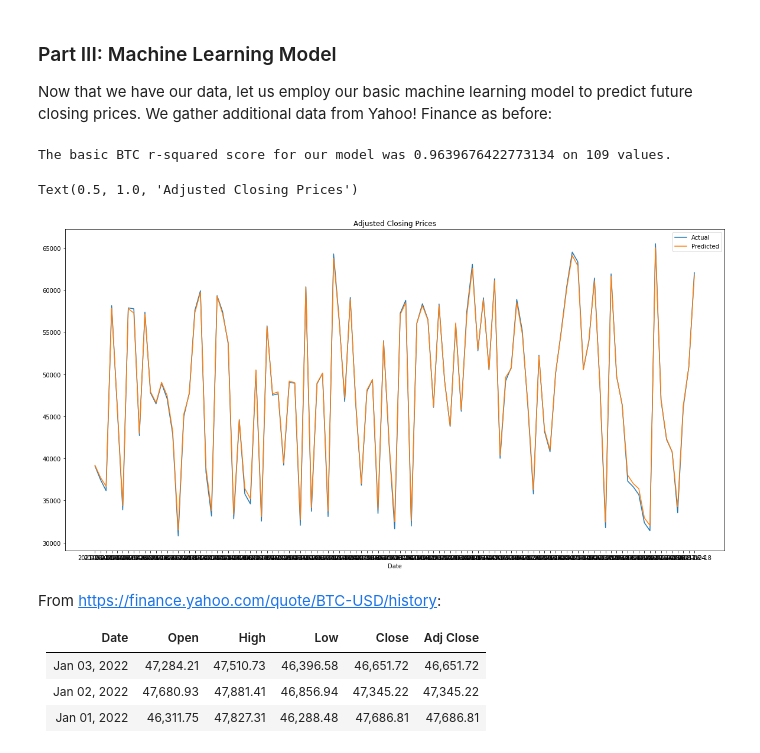
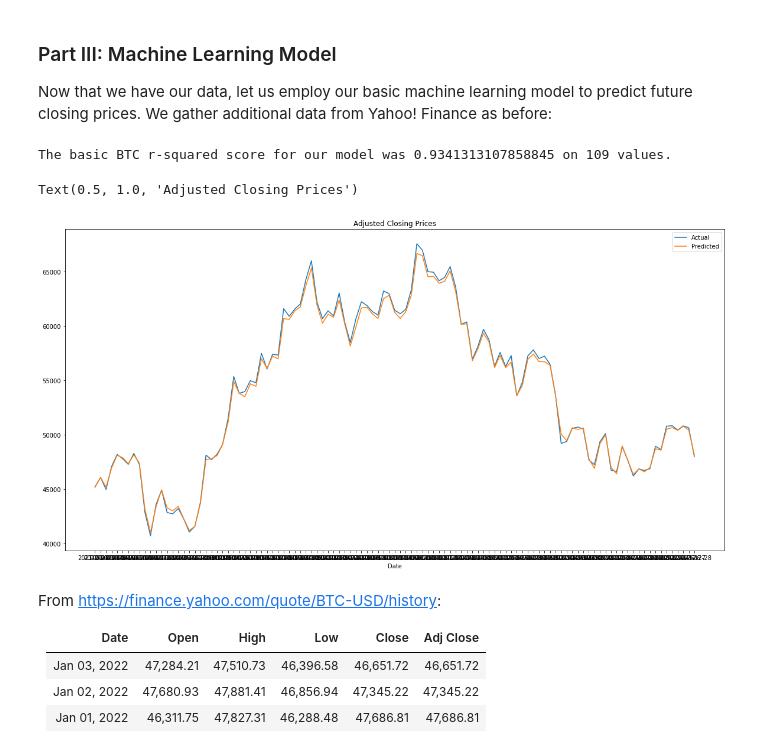
Before and after one commit to hmelendez001/Capstone-Project4-Udacity-Data-Scientist, a Jupyter notebook: Investment_and_Trading_Capstone.ipynb, the cells around one changed output. Drawn from its saved outputs; the diff is of its cells as text; code cells hidden in the pictures.

```diff
--- a/Investment_and_Trading_Capstone.ipynb
+++ b/Investment_and_Trading_Capstone.ipynb
@@ -751,33 +759,33 @@ Now that we have our data, let us employ our basic machine learning model to pre
 # %%
 #Split into explanatory and response variables
 X2_basic_btc = df_all[['Open', 'High', 'Low', 'Close', 'Adj Close']]
 y2_basic_btc = df_all['Adj Close Next Day']
 
 #Split into train and test
-X_train2_basic_btc, X_test2_basic_btc, y_train2_basic_btc, y_test2_basic_btc = train_test_split(X2_basic_btc, y2_basic_btc, test_size = .30, random_state=42)
+X_train2_basic_btc, X_test2_basic_btc, y_train2_basic_btc, y_test2_basic_btc = train_test_split(X2_basic_btc, y2_basic_btc, test_size = .30, random_state=42, shuffle=False)
 
 lm_basic_btc_model = make_pipeline(StandardScaler(with_mean=False), LinearRegression())
 lm_basic_btc_model.fit(X_train2_basic_btc, y_train2_basic_btc)
 
 #Predict and score the model
 y_test_preds2_basic_btc = lm_basic_btc_model.predict(X_test2_basic_btc)
 
 #Rsquared and y_test
 rsquared_score_basic_btc = r2_score(y_test2_basic_btc, y_test_preds2_basic_btc)#r2_score
 length_y_test_basic_btc = len(y_test2_basic_btc)#num in y_test
 
 print("The basic BTC r-squared score for our model was {} on {} values.".format(rsquared_score_basic_btc, length_y_test_basic_btc))
 
 plt.subplots(figsize=(20,10))
 plt.plot(df_all.iloc[X_test2_basic_btc.index]['Date_x'], df_all.iloc[X_test2_basic_btc.index]['Adj Close'], label = 'Actual')
 plt.plot(df_all.iloc[X_test2_basic_btc.index]['Date_x'], y_test_preds2_basic_btc, label = 'Predicted')
 plt.xlabel('Date')
 plt.legend()
 plt.title('Adjusted Closing Prices')
 # %% [output]
-The basic BTC r-squared score for our model was 0.9639676422773134 on 109 values.
+The basic BTC r-squared score for our model was 0.9341313107858845 on 109 values.
 Text(0.5, 1.0, 'Adjusted Closing Prices')
-[figure, old version]
+[figure, new version]
 # %% [markdown]
 From https://finance.yahoo.com/quote/BTC-USD/history:
 
```
Also changed, not shown: parts of 24 cells of this notebook, 1 other file.
